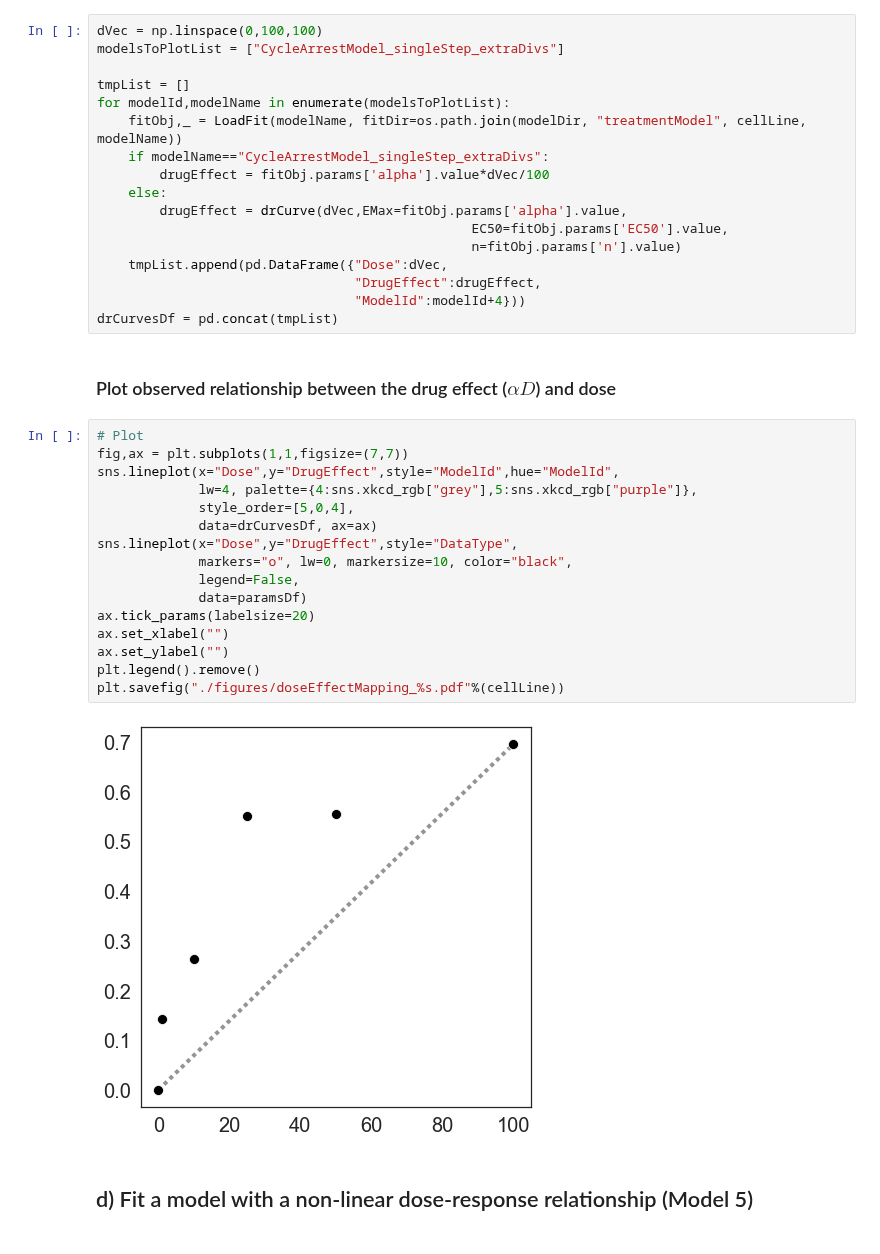
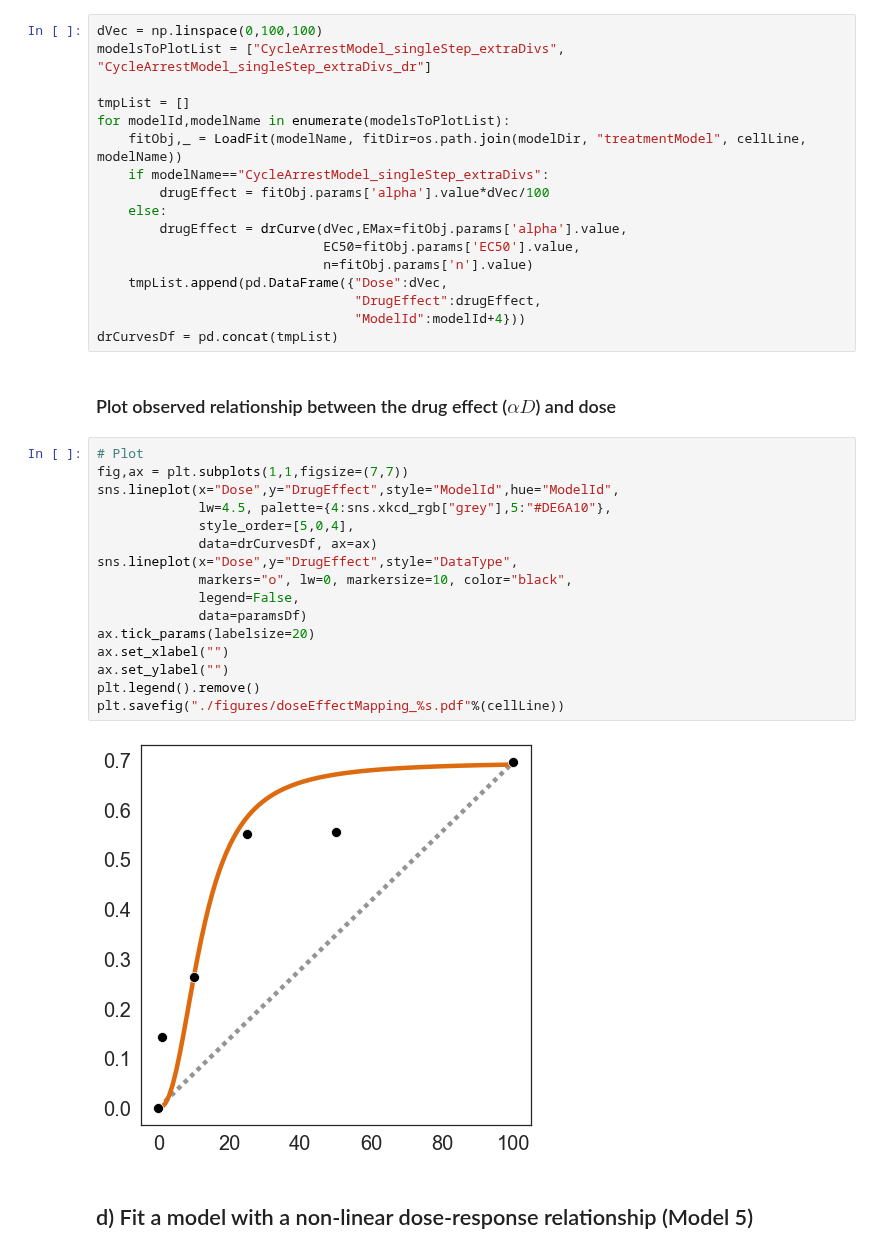
Before and after one commit to MathOnco/PARPi_Model, a Jupyter notebook: jnb_figure5.ipynb, the cells around one changed output. Drawn from its saved outputs; the diff is of its cells as text.

```diff
--- a/jnb_figure5.ipynb
+++ b/jnb_figure5.ipynb
@@ -184,7 +201,7 @@ def drCurve(D,EMax,EC50,n):
     return EMax*np.power(D,n)/(np.power(EC50, n) + np.power(D, n))
 # %%
 dVec = np.linspace(0,100,100)
-modelsToPlotList = ["CycleArrestModel_singleStep_extraDivs"]
+modelsToPlotList = ["CycleArrestModel_singleStep_extraDivs", "CycleArrestModel_singleStep_extraDivs_dr"]
 
 tmpList = []
 for modelId,modelName in enumerate(modelsToPlotList):
@@ -193,8 +210,8 @@ for modelId,modelName in enumerate(modelsToPlotList):
         drugEffect = fitObj.params['alpha'].value*dVec/100
     else:
         drugEffect = drCurve(dVec,EMax=fitObj.params['alpha'].value,
-                                                EC50=fitObj.params['EC50'].value,
-                                                n=fitObj.params['n'].value)
+                             EC50=fitObj.params['EC50'].value,
+                             n=fitObj.params['n'].value)
     tmpList.append(pd.DataFrame({"Dose":dVec,
                                  "DrugEffect":drugEffect,
                                  "ModelId":modelId+4}))
@@ -204,20 +221,20 @@ drCurvesDf = pd.concat(tmpList)
 # %%
 # Plot
 fig,ax = plt.subplots(1,1,figsize=(7,7))
 sns.lineplot(x="Dose",y="DrugEffect",style="ModelId",hue="ModelId",
-             lw=4, palette={4:sns.xkcd_rgb["grey"],5:sns.xkcd_rgb["purple"]},
+             lw=4.5, palette={4:sns.xkcd_rgb["grey"],5:"#DE6A10"},
              style_order=[5,0,4],
              data=drCurvesDf, ax=ax)
 sns.lineplot(x="Dose",y="DrugEffect",style="DataType",
              markers="o", lw=0, markersize=10, color="black",
              legend=False,
              data=paramsDf)
 ax.tick_params(labelsize=20)
 ax.set_xlabel("")
 ax.set_ylabel("")
 plt.legend().remove()
 plt.savefig("./figures/doseEffectMapping_%s.pdf"%(cellLine))
 # %% [output]
-[figure, old version]
+[figure, new version]
 # %% [markdown]
 ## d) Fit a model with a non-linear dose-response relationship (Model 5)
```
Also changed, not shown: parts of 22 cells of this notebook, 2 other files.
